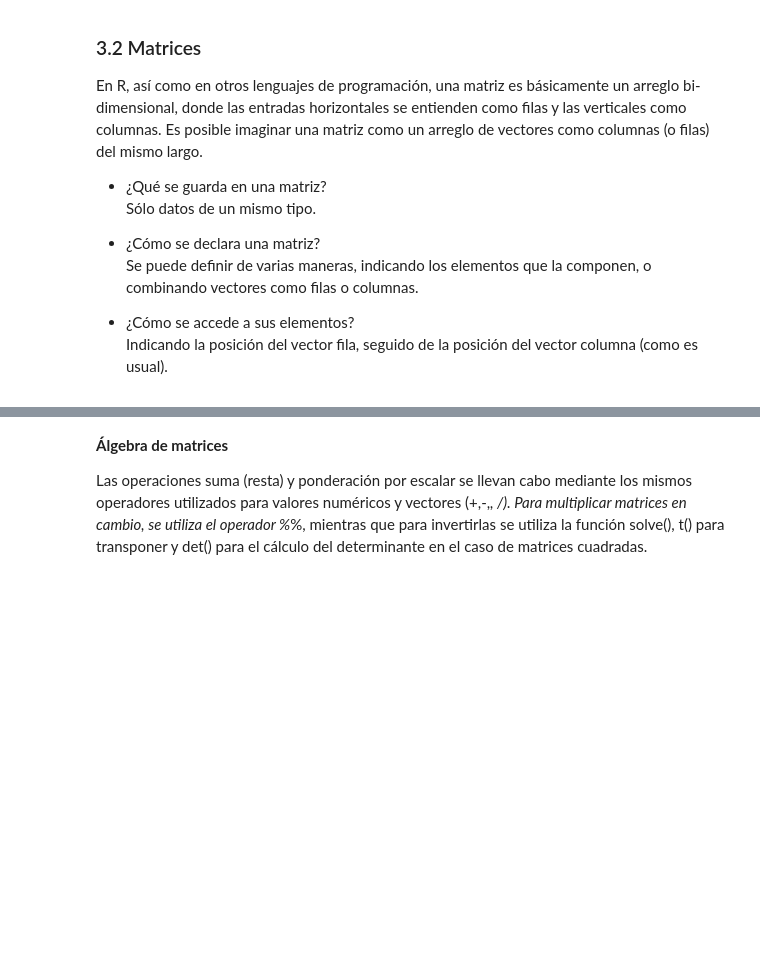
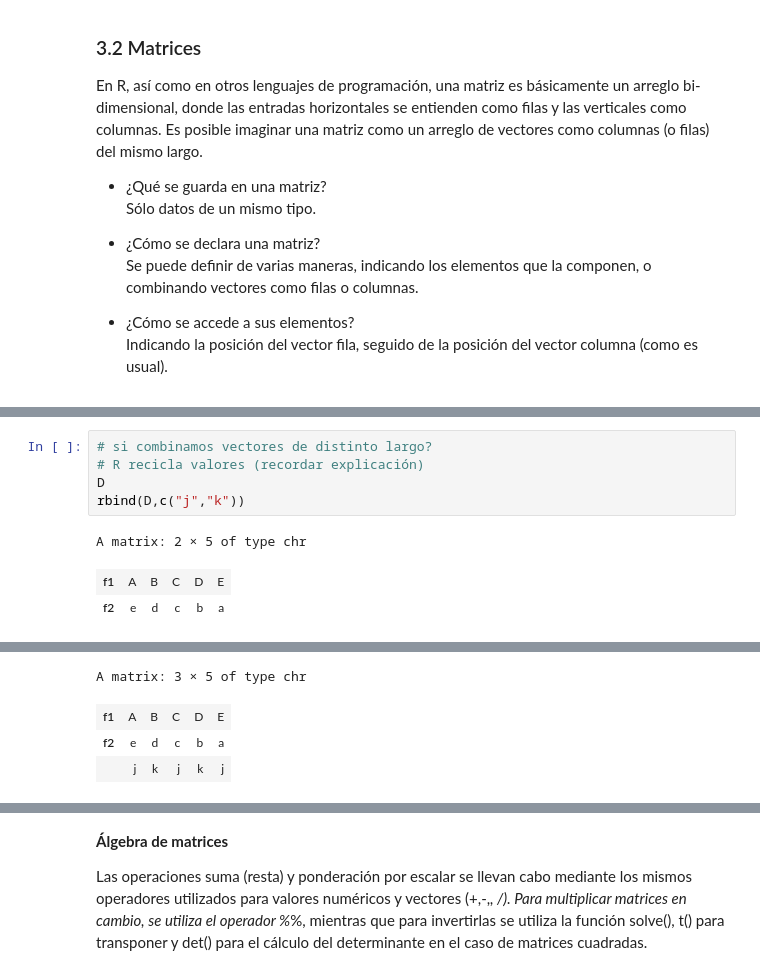
Before and after one commit to Davidestebancorrea/DBDC_202307_Programacion_en_R_para_ciencia_de_datos, a Jupyter notebook: Clases/C2/Clase_2_01_matrices.ipynb, the cells around one changed output, grey strips where cells are left out. Saved outputs shown, nothing was run; the diff lists cells and outputs as text; blank space fills up the shorter version.

```diff
--- a/Clases/C2/Clase_2_01_matrices.ipynb
+++ b/Clases/C2/Clase_2_01_matrices.ipynb
@@ -80,0 +120,9 @@ M3["f2","c3"]
+# %%
+# si combinamos vectores de distinto largo?
+# R recicla valores (recordar explicación)
+D
+rbind(D,c("j","k"))
+# %% [output]
+A matrix: 2 × 5 of type chr
+| f1 | A | B | C | D | E |
+| f2 | e | d | c | b | a |
@@ -80,0 +131,4 @@ M3["f2","c3"]
+A matrix: 3 × 5 of type chr
+| f1 | A | B | C | D | E |
+| f2 | e | d | c | b | a |
+|  | j | k | j | k | j |
```
Also changed, not shown: parts of 46 cells of this notebook.
